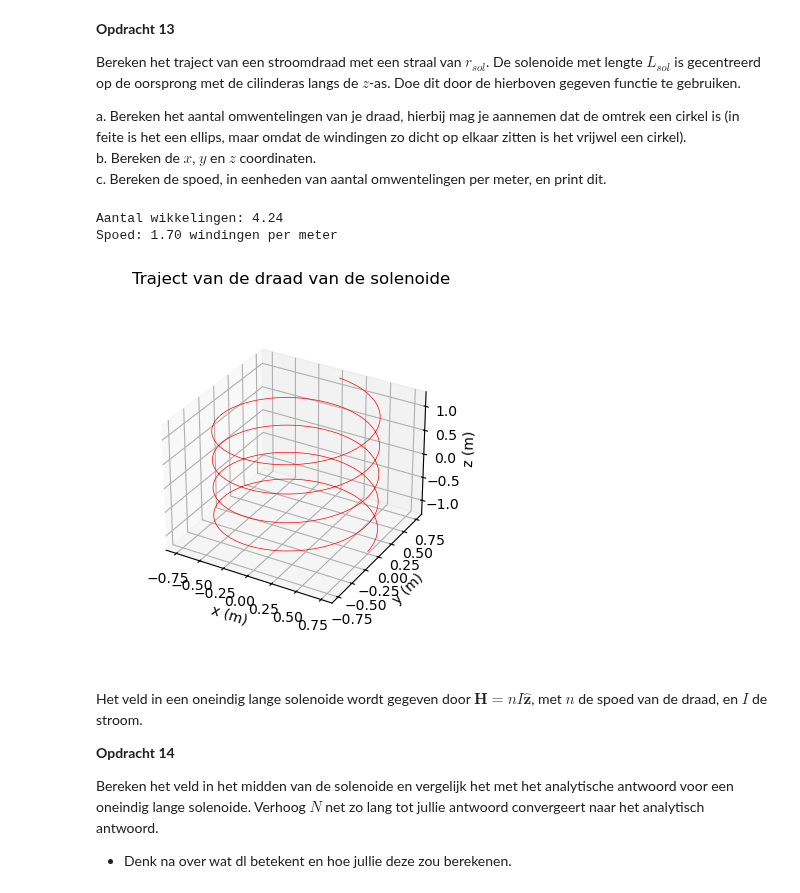
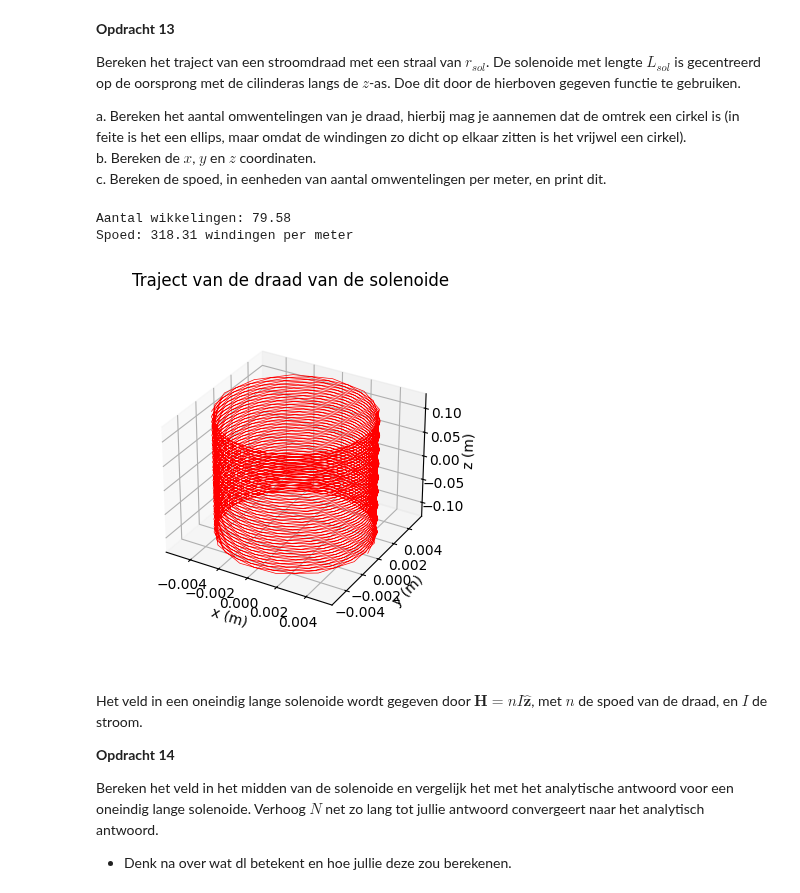
Before and after one commit to owesdorp/opdrachten-DEF-D, a Jupyter notebook: DigitaleOntwerpopdrachten/2KrachtactuatorOpdracht/2KrachtactuatorOpdracht/KrachtactuatorOpdracht.ipynb, the cells around one changed output. Drawn from its saved outputs; the diff is of its cells as text; code cells hidden in the pictures.

```diff
--- a/DigitaleOntwerpopdrachten/2KrachtactuatorOpdracht/2KrachtactuatorOpdracht/KrachtactuatorOpdracht.ipynb
+++ b/DigitaleOntwerpopdrachten/2KrachtactuatorOpdracht/2KrachtactuatorOpdracht/KrachtactuatorOpdracht.ipynb
@@ -564,32 +559,32 @@ a. Bereken het aantal omwentelingen van je draad, hierbij mag je aannemen dat de
 b. Bereken de $x$, $y$ en $z$ coordinaten.\
 c. Bereken de spoed, in eenheden van aantal omwentelingen per meter, en print dit.
 # %%
-l_draad = 20# Lengte draad
-r_sol = 0.75 # Straal solenoide
-L_sol = 2.5 # Lengte solenoide
+l_draad = 2.5# Lengte draad
+r_sol = 0.005 # Straal solenoide
+L_sol = 0.25 # Lengte solenoide
 N = 1000# Aantal "stappen"
 I = 0.5 # Stroom
 
 aantal_wikkelingen = l_draad/(2*np.pi*r_sol) # Aantal omwentelingen van de draad
 print(f"Aantal wikkelingen: {aantal_wikkelingen:.2f}")
 
 x,y,z = parametrisatie(N,r_sol,aantal_wikkelingen,L_sol)
 
 spoed = aantal_wikkelingen/L_sol
 print(f"Spoed: {spoed:.2f} windingen per meter")
 
 
 # Enkele plots
 ax=plt.figure().add_subplot(projection='3d')
 plt.title('Traject van de draad van de solenoide')
 plt.plot(x, y, z, '-r', linewidth=0.5)
 ax.set_box_aspect(aspect=None, zoom=0.8)
 ax.set_xlabel('x (m)'), ax.set_ylabel('y (m)'), ax.set_zlabel('z (m)')
 plt.show()
 # %% [output]
-Aantal wikkelingen: 4.24
-Spoed: 1.70 windingen per meter
+Aantal wikkelingen: 79.58
+Spoed: 318.31 windingen per meter
-[figure, old version]
+[figure, new version]
 # %% [markdown]
 Het veld in een oneindig lange solenoide wordt gegeven door $\mathbf{H} = n I \hat{\mathbf{z}}$, met $n$ de spoed van de draad, en $I$ de stroom.
 
```
Also changed, not shown: parts of 11 cells of this notebook.
